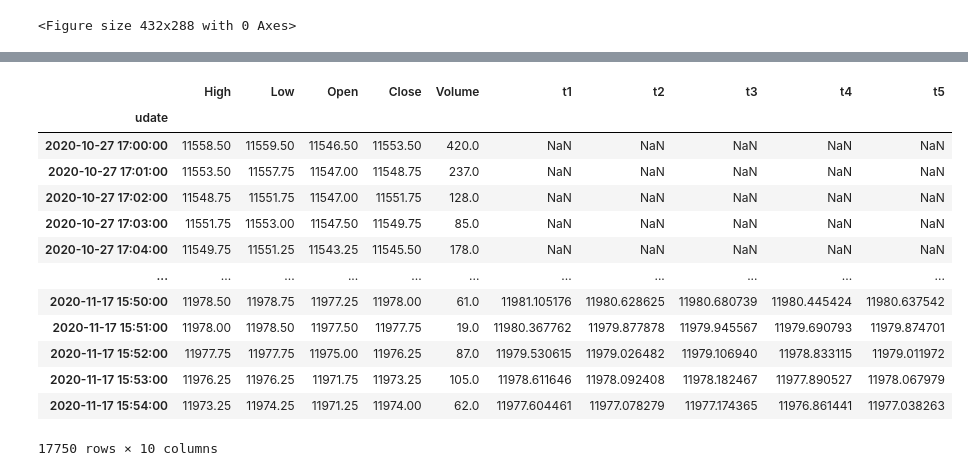
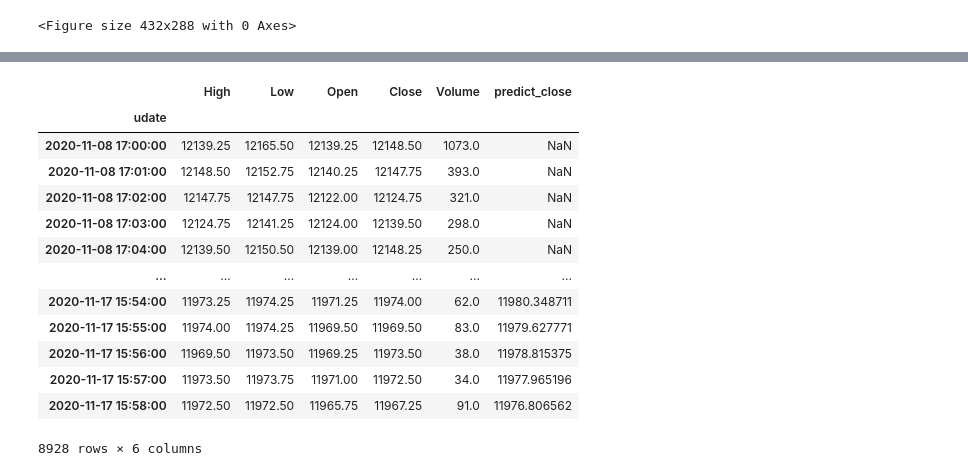
Before and after one commit to webclinic017/dbpower-machine-learning-project, a Jupyter notebook: nq4.ipynb, the cells around one changed output, grey strips where cells are left out. Drawn from its saved outputs; the diff is of its cells as text; code cells hidden in the pictures.

```diff
--- a/nq4.ipynb
+++ b/nq4.ipynb
@@ -374,13 +374,14 @@ df5_7
 # 5.5.1 訓練集, 測試集, 數據集
 data4 = separate_daily(df5_7, 'dict')
 days3 = np.array(list(data4.keys()))
-train_set, test_set, valid_set = days3[0:-55], days3[-55:-15], days3[-15:-1]
+train_set, test_set, valid_set = days3[0:-55], days3[-55:-8], days3[-8:-1]
 x_train, y_train, date_train = np.array([]), np.array([]), []
 x_test, y_test, date_test = np.array([]), np.array([]), []
 x_valid, y_valid, date_valid = np.array([]), np.array([]), []
 # 5.5.2 窗口步長
 t_pus_no = 5
 window_size = 100
+is_y_label_m_to_n = False
 
 for day, df6 in data4.items():
     df6.drop(['udate'], axis=1, inplace=True)
@@ -390,7 +391,10 @@ for day, df6 in data4.items():
     for i in range(window_size, no_max):
         start, end = i-window_size, i
         # y label
-        temp_0 = df6.iloc[end: end+t_pus_no]
+        if is_y_label_m_to_n:
+            temp_0 = df6.iloc[end: end+t_pus_no]
+        else:
+            temp_0 = df6.iloc[end+t_pus_no-1: end+t_pus_no]
         y_data.append(temp_0['Close'])
         # x matrix
         temp_1 = df6.iloc[start: end]
@@ -434,7 +438,7 @@ print('验证集: X_Valid Data: {}, Y_Valid Data: {}, Date_Valid: {}'.format(x_v
 # %%
 # 6.1.1 模型参数
 batch_size = 1024
-epochs = 2
+epochs = 6
 units = 128
 verbose = 1
 no_batches = x_train.shape[0]
@@ -465,7 +469,11 @@ model.add(Dropout(rate=0.1))
 model.add(LSTM(units=units, activation='tanh',return_sequences=False, input_shape=batch_input_shape))
 model.add(Dropout(rate=0.2))
 
-model.add(Dense(units=t_pus_no))
+if is_y_label_m_to_n:
+    model.add(Dense(units=t_pus_no))
+else:
+    model.add(Dense(units=1))
+
 model.compile(optimizer='adam', loss='mean_squared_error', metrics=['accuracy'])
 model.summary()
 
@@ -558,7 +566,11 @@ Validate Score: 0.0029 MSE (0.0538 RMSE)
 # %%
 # 9.0 預測
 predict1 = model.predict(x_valid)
-df7 = pd.DataFrame(predict1, columns=['t1', 't2', 't3', 't4', 't5'])
+if is_y_label_m_to_n:
+    columns1=['t1', 't2', 't3', 't4', 't5']
+else:
+    columns1=['predict_close']
+df7 = pd.DataFrame(predict1, columns=columns1)
 date_valid2 = [v[0] for v in date_valid]
 df7['udate'] = date_valid2
 df7.index = df7['udate']
@@ -599,14 +611,14 @@ for k, v in scalers.items():
         data4_3 = [v[0] for v in data4_2]
         data4.append(data4_3)
     # 10.3
-    df8_3 = pd.DataFrame(data4, columns=['t1', 't2', 't3', 't4', 't5'])
+    df8_3 = pd.DataFrame(data4, columns=columns1)
     df8_3.index = df8_1['udate']
     # 10.4 合併
     if df8_3.shape[0] > 0:
         df8 = pd.concat([df8, df8_3], axis=0, join='outer', ignore_index=False, keys=None, levels=None, names=None, verify_integrity=False, copy=True)
 
 df8['udate'] = df8.index.values
-df8 = df8[['udate', 't1', 't2', 't3', 't4', 't5']]
+df8 = df8[['udate'] + columns1]
 # df8[df8.index.duplicated()]
 df8
 # %% [output]
@@ -627,35 +639,35 @@ df8
 # %%
 # 11.1
 df9 = df3.drop(list(df3.columns)[6:], axis=1)
 df9_1 = pd.concat([df9, df8], axis=1)
 
 # 11.2
 start2, end2 =  date_valid2[0], date_valid2[-2:-1][0]
 start3 = start2 - timedelta(minutes=t_pus_no+window_size)
 mask3 = ((df9_1.index >= start3) & (df9_1.index <= start2)) # 窗口步長
-mask4 = ((df9_1.index >= start2) & (df9_1.index <= end2)  & (df9_1['t1'] > 0)) # 預測
+mask4 = ((df9_1.index >= start2) & (df9_1.index <= end2)  & (df9_1[columns1[0]] > 0)) # 預測
 df9_2 = df9_1.loc[(mask3 | mask4)]
 
 # 11.3 save
 path_1 = os.path.abspath(os.path.join('data', 'nq', 'prediction', 'nq-prediction.csv'))
 if os.path.exists(path_1):
     os.remove(path_1)
 df9_3 = df9_2.drop(['udate'], axis=1)
 df9_3.to_csv(path_1)
 
 df9_3
 # %% [output]
-|  | High | Low | Open | Close | Volume | t1 | t2 | t3 | t4 | t5 |
-| udate |  |  |  |  |  |  |  |  |  |  |
-| 2020-10-27 17:00:00 | 11558.50 | 11559.50 | 11546.50 | 11553.50 | 420.0 | NaN | NaN | NaN | NaN | NaN |
-| 2020-10-27 17:01:00 | 11553.50 | 11557.75 | 11547.00 | 11548.75 | 237.0 | NaN | NaN | NaN | NaN | NaN |
-| 2020-10-27 17:02:00 | 11548.75 | 11551.75 | 11547.00 | 11551.75 | 128.0 | NaN | NaN | NaN | NaN | NaN |
-| 2020-10-27 17:03:00 | 11551.75 | 11553.00 | 11547.50 | 11549.75 | 85.0 | NaN | NaN | NaN | NaN | NaN |
-| 2020-10-27 17:04:00 | 11549.75 | 11551.25 | 11543.25 | 11545.50 | 178.0 | NaN | NaN | NaN | NaN | NaN |
-| ... | ... | ... | ... | ... | ... | ... | ... | ... | ... | ... |
-| 2020-11-17 15:50:00 | 11978.50 | 11978.75 | 11977.25 | 11978.00 | 61.0 | 11981.105176 | 11980.628625 | 11980.680739 | 11980.445424 | 11980.637542 |
-| 2020-11-17 15:51:00 | 11978.00 | 11978.50 | 11977.50 | 11977.75 | 19.0 | 11980.367762 | 11979.877878 | 11979.945567 | 11979.690793 | 11979.874701 |
-| 2020-11-17 15:52:00 | 11977.75 | 11977.75 | 11975.00 | 11976.25 | 87.0 | 11979.530615 | 11979.026482 | 11979.106940 | 11978.833115 | 11979.011972 |
-| 2020-11-17 15:53:00 | 11976.25 | 11976.25 | 11971.75 | 11973.25 | 105.0 | 11978.611646 | 11978.092408 | 11978.182467 | 11977.890527 | 11978.067979 |
-| 2020-11-17 15:54:00 | 11973.25 | 11974.25 | 11971.25 | 11974.00 | 62.0 | 11977.604461 | 11977.078279 | 11977.174365 | 11976.861441 | 11977.038263 |
+|  | High | Low | Open | Close | Volume | predict_close |
+| udate |  |  |  |  |  |  |
+| 2020-11-08 17:00:00 | 12139.25 | 12165.50 | 12139.25 | 12148.50 | 1073.0 | NaN |
+| 2020-11-08 17:01:00 | 12148.50 | 12152.75 | 12140.25 | 12147.75 | 393.0 | NaN |
+| 2020-11-08 17:02:00 | 12147.75 | 12147.75 | 12122.00 | 12124.75 | 321.0 | NaN |
+| 2020-11-08 17:03:00 | 12124.75 | 12141.25 | 12124.00 | 12139.50 | 298.0 | NaN |
+| 2020-11-08 17:04:00 | 12139.50 | 12150.50 | 12139.00 | 12148.25 | 250.0 | NaN |
+| ... | ... | ... | ... | ... | ... | ... |
+| 2020-11-17 15:54:00 | 11973.25 | 11974.25 | 11971.25 | 11974.00 | 62.0 | 11980.348711 |
+| 2020-11-17 15:55:00 | 11974.00 | 11974.25 | 11969.50 | 11969.50 | 83.0 | 11979.627771 |
+| 2020-11-17 15:56:00 | 11969.50 | 11973.50 | 11969.25 | 11973.50 | 38.0 | 11978.815375 |
+| 2020-11-17 15:57:00 | 11973.50 | 11973.75 | 11971.00 | 11972.50 | 34.0 | 11977.965196 |
+| 2020-11-17 15:58:00 | 11972.50 | 11972.50 | 11965.75 | 11967.25 | 91.0 | 11976.806562 |
-17750 rows × 10 columns
+8928 rows × 6 columns
```
Also changed, not shown: parts of 6 cells of this notebook.
